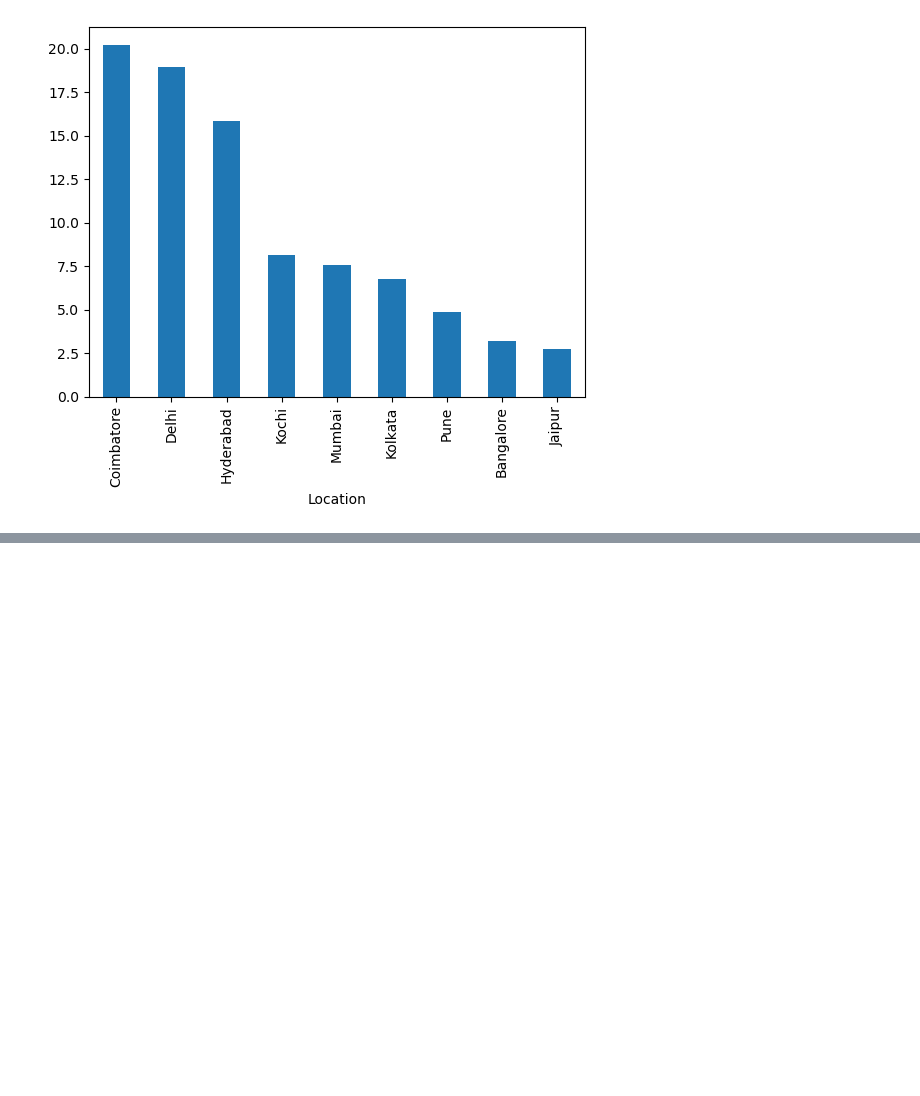
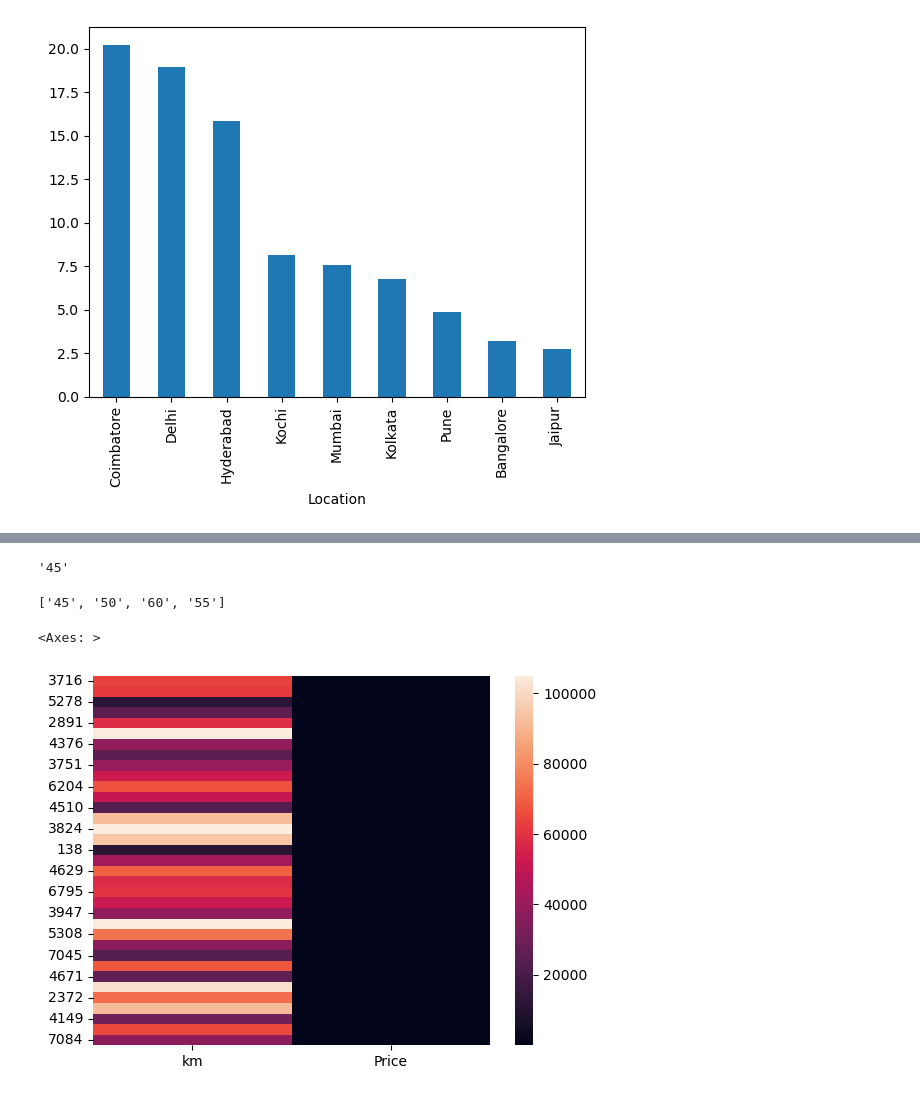
Before and after one commit to pakarthikstudent/DataEngineering__MLOps, a Jupyter notebook: DAY2/DE-2.ipynb, the cells around one changed output, grey strips where cells are left out. Drawn from its saved outputs; the diff is of its cells as text; code cells hidden in the pictures; blank space fills up the shorter version.

```diff
--- a/DAY2/DE-2.ipynb
+++ b/DAY2/DE-2.ipynb
@@ -1222,0 +1279,22 @@ df.groupby('Location')['Price'].mean().sort_values(ascending=False).plot.bar()
+# %%
+import re
+L=['45GB','50Gb','60','G55']
+s='45GB'
+#re.sub('oldpattern','replace',inputdata)
+#re.sub('[A-Za-z]+','',s)
+# %% [output]
+'45'
+# %%
+L=['45GB','50Gb','60','G55']
+results=[]
+for var in L:
+    r=re.sub('[A-Za-z]+','',var)
+    results.append(r)
+results
+# %% [output]
+['45', '50', '60', '55']
+# %%
+sns.heatmap(df[['km','Price']])
+# %% [output]
+<Axes: >
+[figure, added]
```
Also changed, not shown: parts of 35 cells of this notebook.
